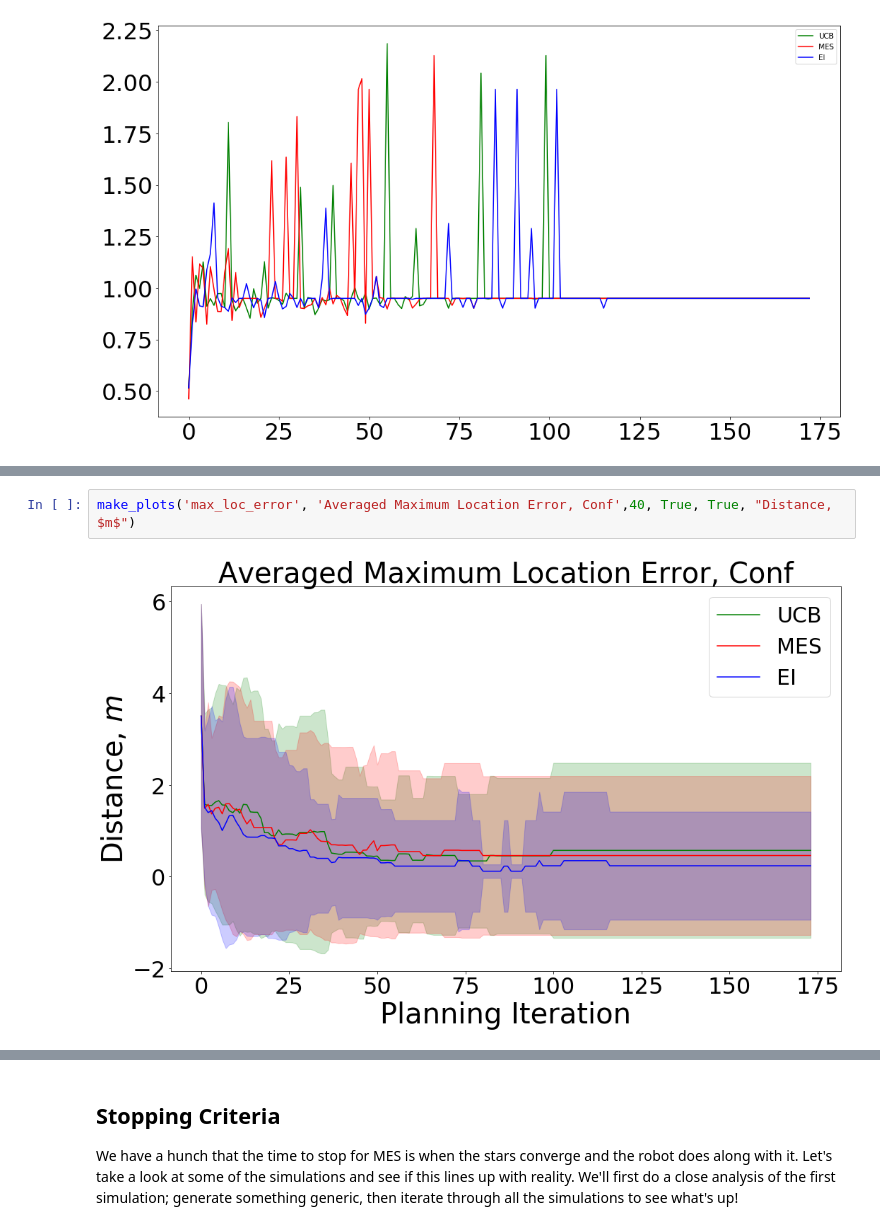
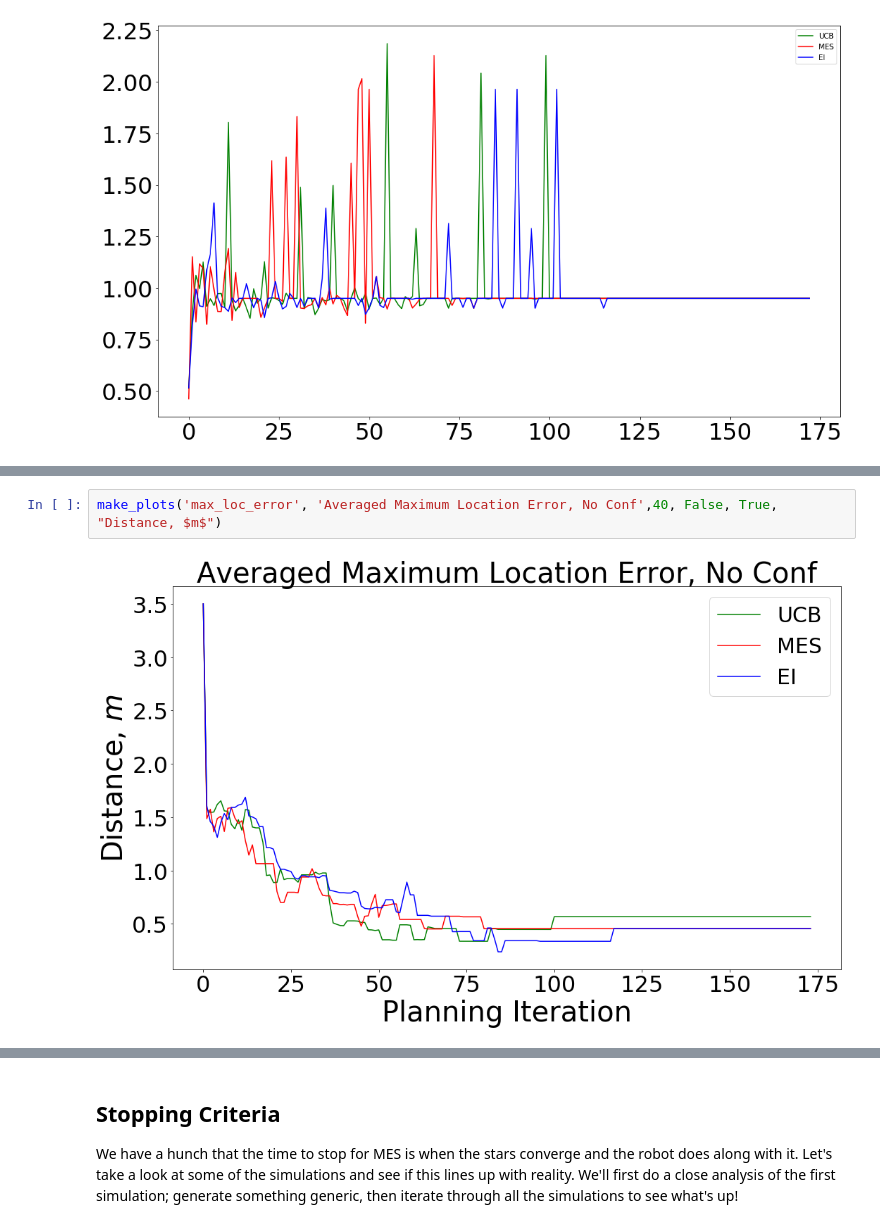
Before and after one commit to expeditionary-robotics/informative-path-planning, a Jupyter notebook: data_processing.ipynb, the cells around one changed output, grey strips where cells are left out. Cells and saved outputs as stored; diff of their text form.

Commit message:
Fresh exp improve plots

```diff
--- a/data_processing.ipynb
+++ b/data_processing.ipynb
@@ -391,5 +391,5 @@ make_plots('max_val_error', 'Averaged Maximum Value Error, Conf', 40, True, True
 # %%
-make_plots('max_loc_error', 'Averaged Maximum Location Error, Conf',40, True, True, "Distance, $m$")
+make_plots('max_loc_error', 'Averaged Maximum Location Error, No Conf',40, False, True, "Distance, $m$")
 # %% [output]
-[figure, old version]
+[figure, new version]
 # %%
```
Also changed, not shown: parts of 6 cells of this notebook, 1 other file.
